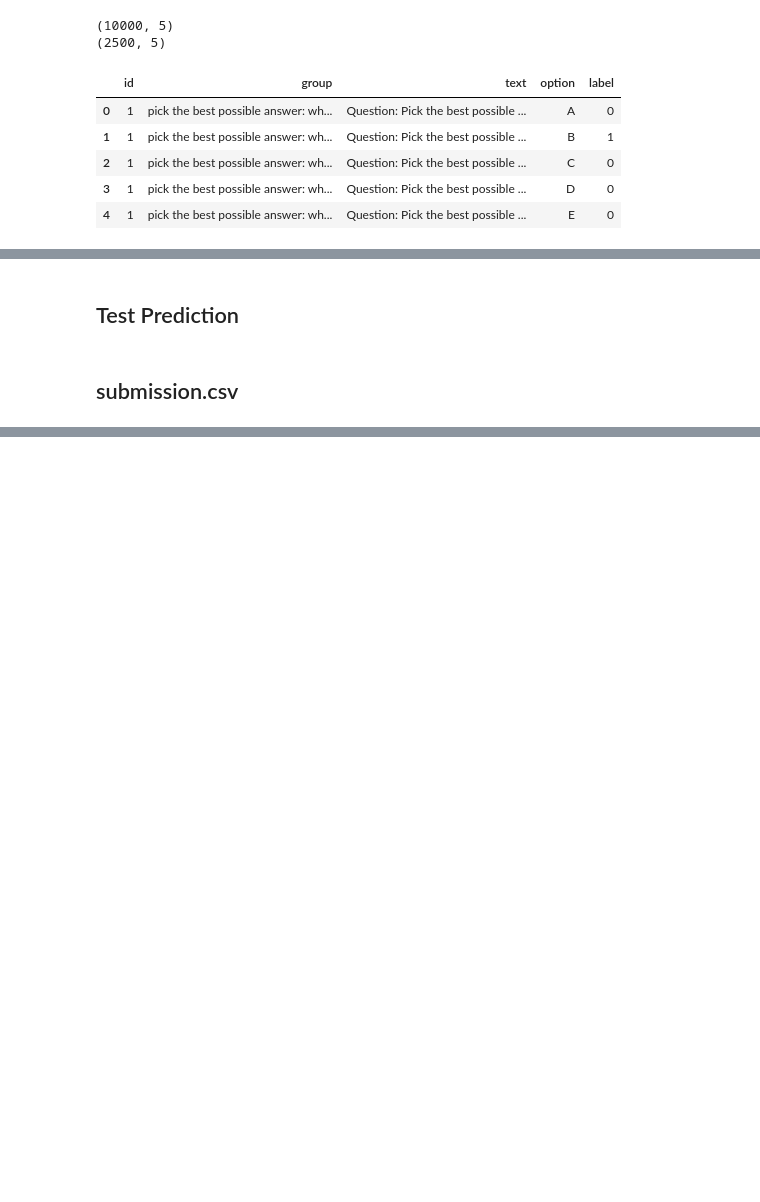
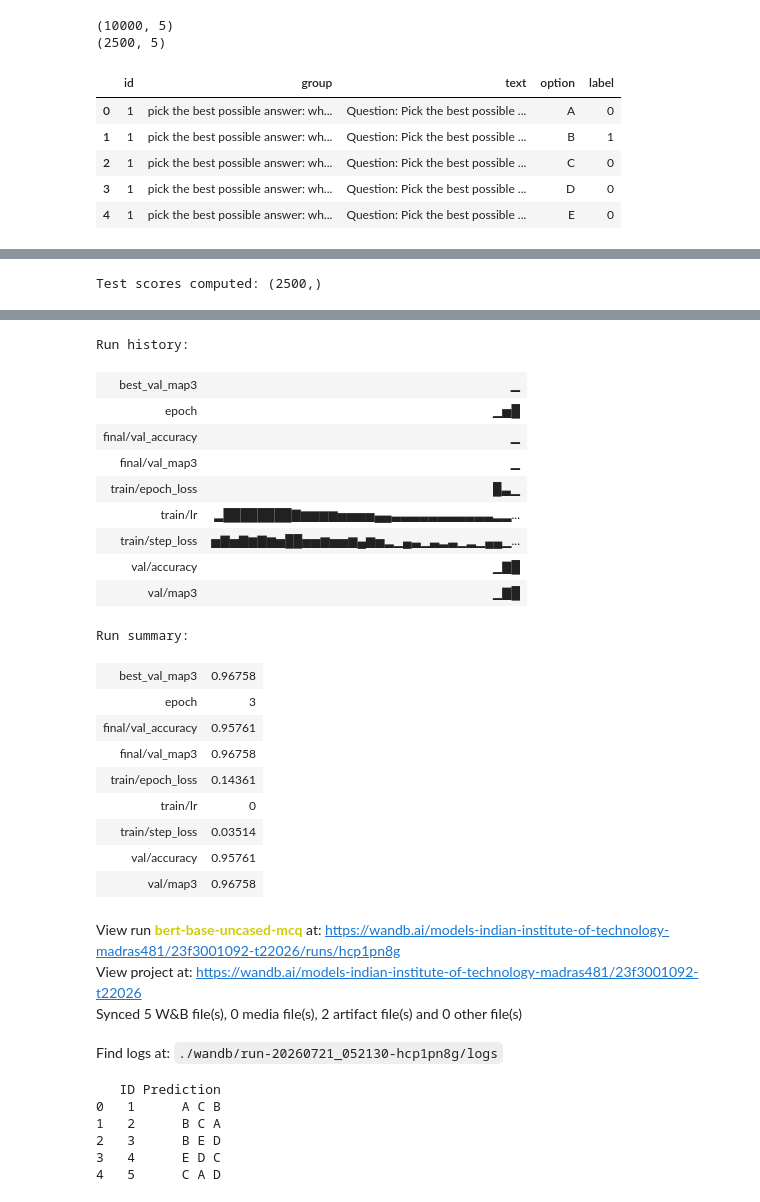
Before and after one commit to ChandraMohaniitm/dl-23f3001092-notebook-t22026, a Jupyter notebook: notebooks/models/bert-base-uncased.ipynb, the cells around one changed output, grey strips where cells are left out. Saved outputs shown, nothing was run; the diff lists cells and outputs as text; code cells hidden in the pictures; blank space fills up the shorter version.

Commit message:
Kaggle Notebook | bert-base-uncased | Version 5

```diff
--- a/notebooks/models/bert-base-uncased.ipynb
+++ b/notebooks/models/bert-base-uncased.ipynb
@@ -368,4 +416,5 @@ KeyboardInterrupt:
 # %%
+model.load_state_dict(torch.load("best_bert.pt", map_location=device))
 model.eval()
 
 valid_scores = []
@@ -374,20 +423,13 @@ with torch.no_grad():
 
     for batch in tqdm(valid_loader):
 
-        input_ids = batch["input_ids"].to(device)
+        input_ids      = batch["input_ids"].to(device)
         attention_mask = batch["attention_mask"].to(device)
 
-        logits = model(
-            input_ids,
-            attention_mask
-        )
-
+        logits = model(input_ids, attention_mask)
         scores = torch.sigmoid(logits)
 
-        valid_scores.extend(
-            scores.cpu().numpy()
-        )
+        valid_scores.extend(scores.cpu().numpy())
 
 valid_scores = np.array(valid_scores)
-
-print(valid_scores[:10])
+print("Valid scores sample:", valid_scores[:5])
@@ -438,5 +468,3 @@ print("Validation Accuracy :", acc)
-# %% [markdown]
-## Test Prediction
 # %%
 model.eval()
 
@@ -446,26 +474,20 @@ with torch.no_grad():
 
     for batch in tqdm(test_loader):
 
-        input_ids = batch["input_ids"].to(device)
+        input_ids      = batch["input_ids"].to(device)
         attention_mask = batch["attention_mask"].to(device)
 
-        logits = model(
-            input_ids,
-            attention_mask
-        )
-
+        logits = model(input_ids, attention_mask)
         scores = torch.sigmoid(logits)
 
-        test_scores.extend(
-            scores.cpu().numpy()
-        )
+        test_scores.extend(scores.cpu().numpy())
 
 test_scores = np.array(test_scores)
+print("Test scores computed:", test_scores.shape)
+# %% [output]
+Test scores computed: (2500,)
-# %% [markdown]
-## submission.csv
 # %%
 test_result = pair_test.copy()
-
 test_result["score"] = test_scores
 
 predictions = []
@@ -479,10 +501,17 @@ for _, group in test_result.groupby("id"):
     )
 
 submission = pd.DataFrame({
-    "ID": test_df["id"],
+    "ID":         test_df["id"],
     "Prediction": predictions
 })
 
 submission.to_csv("submission.csv", index=False)
 
+artifact = wandb.Artifact("bert-submission", type="predictions")
+artifact.add_file("submission.csv")
+run.log_artifact(artifact)
+
+run.finish()
+
 print(submission.head())
+# %% [output]
@@ -488,0 +519,30 @@ print(submission.head())
+Run history:
+| best_val_map3 | ▁ |
+| epoch | ▁▅█ |
+| final/val_accuracy | ▁ |
+| final/val_map3 | ▁ |
+| train/epoch_loss | █▃▁ |
+| train/lr | ▂████████▇▆▆▆▆▅▅▅▅▄▄▃▃▃▃▃▃▃▃▃▃▃▂▂... |
+| train/step_loss | ▅▇▅▇▆▇▆▅██▅▅▆▅▅▆▄▆▅▂▁▄▃▁▃▂▃▁▂▁▄▄▁... |
+| val/accuracy | ▁▇█ |
+| val/map3 | ▁▇█ |
+Run summary:
+| best_val_map3 | 0.96758 |
+| epoch | 3 |
+| final/val_accuracy | 0.95761 |
+| final/val_map3 | 0.96758 |
+| train/epoch_loss | 0.14361 |
+| train/lr | 0 |
+| train/step_loss | 0.03514 |
+| val/accuracy | 0.95761 |
+| val/map3 | 0.96758 |
+View run bert-base-uncased-mcq at: https://wandb.ai/models-indian-institute-of-technology-madras481/23f3001092-t22026/runs/hcp1pn8g
+View project at: https://wandb.ai/models-indian-institute-of-technology-madras481/23f3001092-t22026
+Synced 5 W&B file(s), 0 media file(s), 2 artifact file(s) and 0 other file(s)
+Find logs at: ./wandb/run-20260721_052130-hcp1pn8g/logs
+   ID Prediction
+0   1      A C B
+1   2      B C A
+2   3      B E D
+3   4      E D C
+4   5      C A D
```
Also changed, not shown: parts of 23 cells of this notebook.
